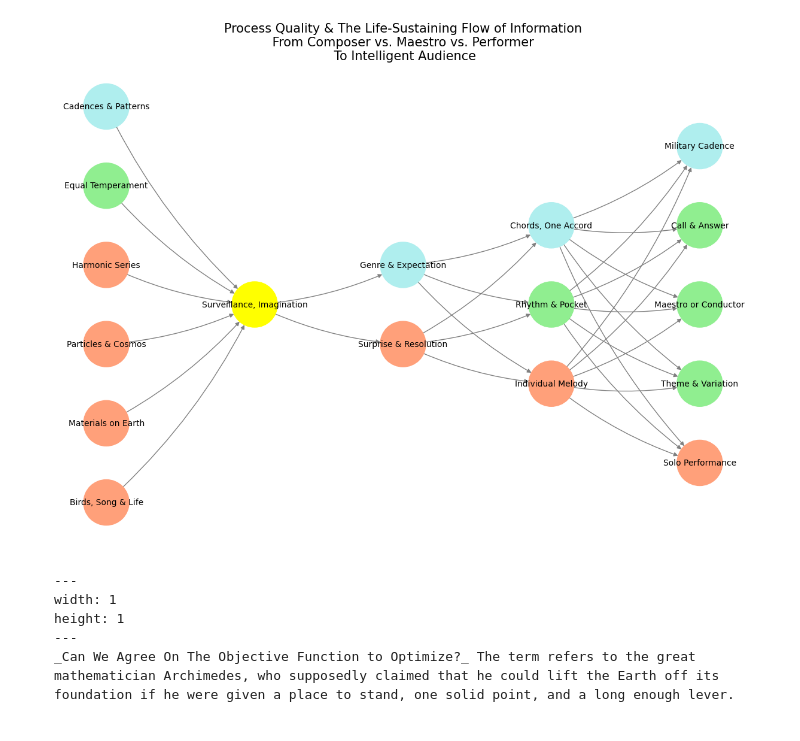
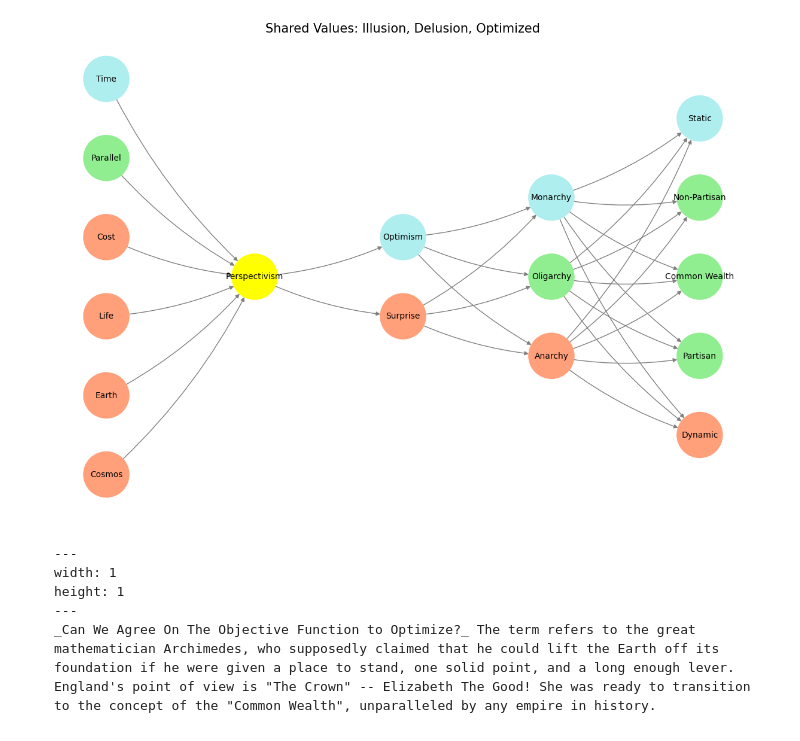
Before and after one commit to abikesa/boltz, a Jupyter notebook: kitabo/ensi/_build/jupyter_execute/act3/part3/part3_3.ipynb, the cells around one changed output. Drawn from its saved outputs; the diff is of its cells as text; code cells hidden in the pictures.

````diff
--- a/kitabo/ensi/_build/jupyter_execute/act3/part3/part3_3.ipynb
+++ b/kitabo/ensi/_build/jupyter_execute/act3/part3/part3_3.ipynb
@@ -47,39 +124,39 @@ import numpy as np
 import matplotlib.pyplot as plt
 import networkx as nx
 
-# Define the neural network structure; modified to align with "Aprés Moi, Le Déluge" (i.e. Je suis AlexNet)
+# Define the neural network structure
 def define_layers():
     return {
-        'World': ['Birds, Song & Life', 'Materials on Earth', 'Particles & Cosmos', 'Harmonic Series', 'Equal Temperament', 'Cadences & Patterns'],
-        'Perception': ['Surveillance, Imagination'],
-        'Agency': ['Surprise & Resolution', 'Genre & Expectation'],
-        'Generativity': ['Individual Melody', 'Rhythm & Pocket', 'Chords, One Accord'],
-        'Physicality': ['Solo Performance', 'Theme & Variation', 'Maestro or Conductor', 'Call & Answer', 'Military Cadence']
+        'World': ['Cosmos', 'Earth', 'Life', 'Cost', 'Parallel', 'Time'], # Divine: Cosmos-Earth; Red Queen: Life-Cost; Machine: Parallel-Time
+        'Perception': ['Perspectivism'],
+        'Agency': ['Surprise', 'Optimism'],
+        'Generativity': ['Anarchy', 'Oligarchy', 'Monarchy'],
+        'Physicality': ['Dynamic', 'Partisan', 'Common Wealth', 'Non-Partisan', 'Static']
     }
 
 # Assign colors to nodes
 def assign_colors(node, layer):
-    if node == 'Surveillance, Imagination':
+    if node == 'Perspectivism':
         return 'yellow'
-    if layer == 'World' and node in [ 'Cadences & Patterns']:
+    if layer == 'World' and node in [ 'Time']:
         return 'paleturquoise'
-    if layer == 'World' and node in [ 'Equal Temperament']:
+    if layer == 'World' and node in [ 'Parallel']:
         return 'lightgreen'
-    elif layer == 'Agency' and node == 'Genre & Expectation':
+    elif layer == 'Agency' and node == 'Optimism':
         return 'paleturquoise'
     elif layer == 'Generativity':
-        if node == 'Chords, One Accord':
+        if node == 'Monarchy':
             return 'paleturquoise'
-        elif node == 'Rhythm & Pocket':
+        elif node == 'Oligarchy':
             return 'lightgreen'
-        elif node == 'Individual Melody':
+        elif node == 'Anarchy':
             return 'lightsalmon'
     elif layer == 'Physicality':
-        if node == 'Military Cadence':
+        if node == 'Static':
             return 'paleturquoise'
-        elif node in ['Call & Answer', 'Maestro or Conductor', 'Theme & Variation']:
+        elif node in ['Non-Partisan', 'Common Wealth', 'Partisan']:
             return 'lightgreen'
-        elif node == 'Solo Performance':
+        elif node == 'Dynamic':
             return 'lightsalmon'
     return 'lightsalmon'  # Default color
 
@@ -98,40 +175,40 @@ def visualize_nn():
     center_x = 0  # Align nodes horizontally
 
     # Add nodes and assign positions
     for i, (layer_name, nodes) in enumerate(layers.items()):
         y_positions = calculate_positions(nodes, center_x, offset=-len(layers) + i + 1)
         for node, position in zip(nodes, y_positions):
             G.add_node(node, layer=layer_name)
             pos[node] = position
             node_colors.append(assign_colors(node, layer_name))
 
     # Add edges (without weights)
     for layer_pair in [
         ('World', 'Perception'), ('Perception', 'Agency'), ('Agency', 'Generativity'), ('Generativity', 'Physicality')
     ]:
         source_layer, target_layer = layer_pair
         for source in layers[source_layer]:
             for target in layers[target_layer]:
                 G.add_edge(source, target)
 
     # Draw the graph
     plt.figure(figsize=(12, 8))
     nx.draw(
         G, pos, with_labels=True, node_color=node_colors, edge_color='gray',
         node_size=3000, font_size=10, connectionstyle="arc3,rad=0.1"
     )
-    plt.title("Process Quality & The Life-Sustaining Flow of Information\n From Composer vs. Maestro vs. Performer \n To Intelligent Audience", fontsize=15)
+    plt.title("Shared Values: Illusion, Delusion, Optimized", fontsize=15)
     plt.show()
 
 # Run the visualization
 visualize_nn()
 # %% [output]
-[figure, old version]
+[figure, new version]
 # %% [markdown]
 ```{figure} ../../figures/blanche.*
 ---
 width: 1
 height: 1
 ---
-_Can We Agree On The Objective Function to Optimize?_ The term refers to the great mathematician Archimedes, who supposedly claimed that he could lift the Earth off its foundation if he were given a place to stand, one solid point, and a long enough lever.
+_Can We Agree On The Objective Function to Optimize?_ The term refers to the great mathematician Archimedes, who supposedly claimed that he could lift the Earth off its foundation if he were given a place to stand, one solid point, and a long enough lever. England's point of view is "The Crown" -- Elizabeth The Good! She was ready to transition to the concept of the "Common Wealth", unparalleled by any empire in history.
 ```
````
Also changed, not shown: parts of 1 cell of this notebook, 6 other files.
